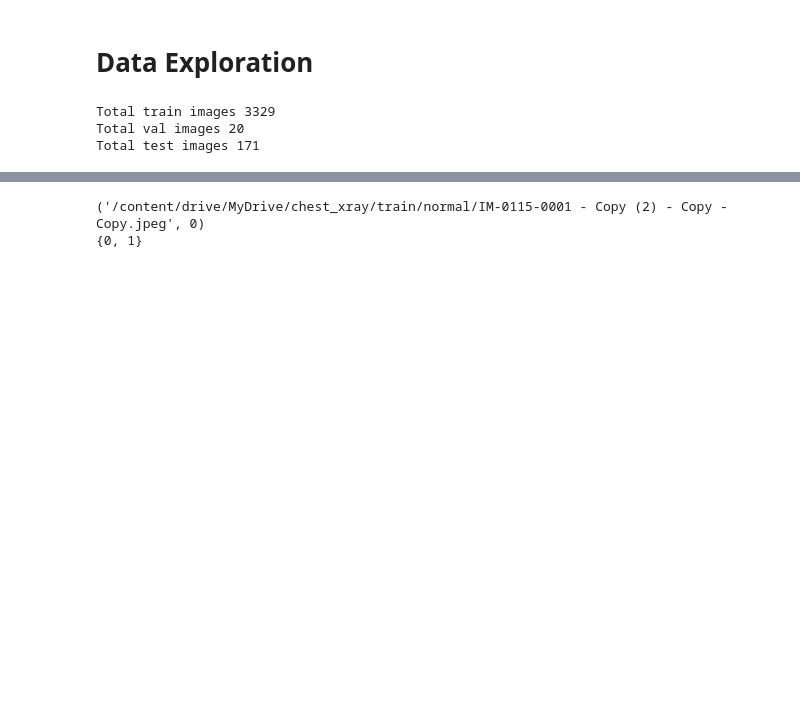
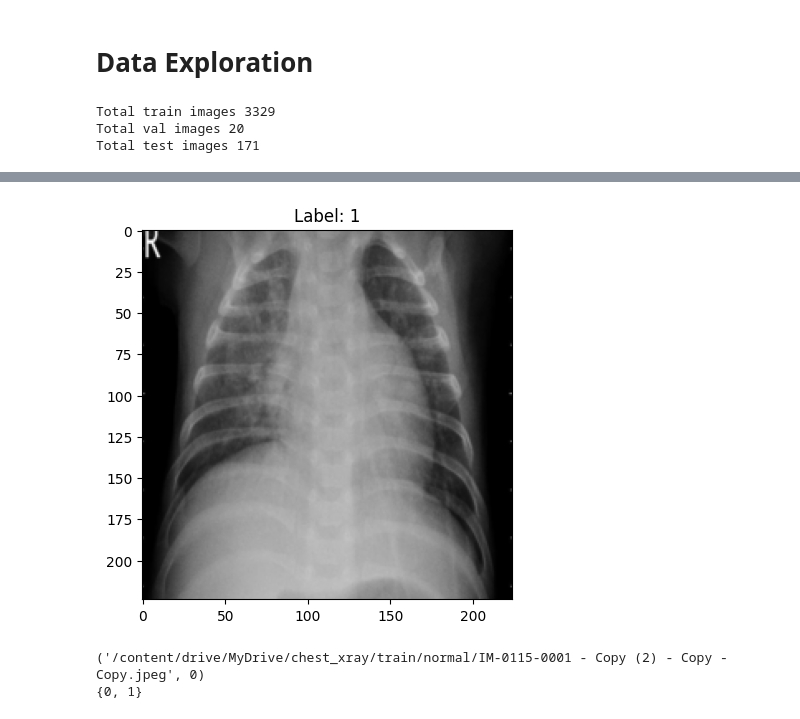
Before and after one commit to richardmukechiwa/Pnuemonia-Xray-ImageClassification, a Jupyter notebook: PnuemoniaClassification.ipynb, the cells around one changed output, grey strips where cells are left out. Drawn from its saved outputs; the diff is of its cells as text; code cells hidden in the pictures; blank space fills up the shorter version.

```diff
--- a/PnuemoniaClassification.ipynb
+++ b/PnuemoniaClassification.ipynb
@@ -114,3 +118,8 @@ torch.Size([3, 224, 224])
+# %%
+# using the function to get an image of the train dataset
+image_label(train_dataset,1000)
+# %% [output]
+[figure, added]
 # %%
 # Classes balance verification
 
```
Also changed, not shown: parts of 23 cells of this notebook.
